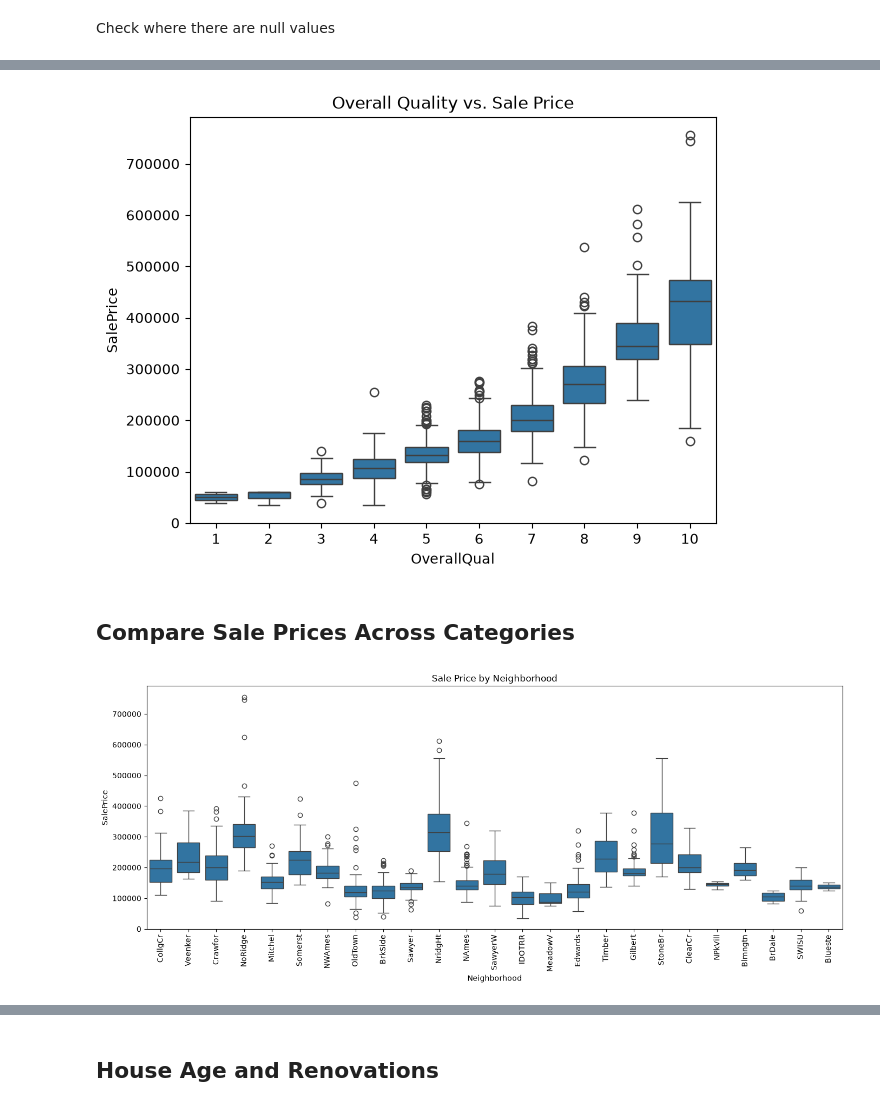
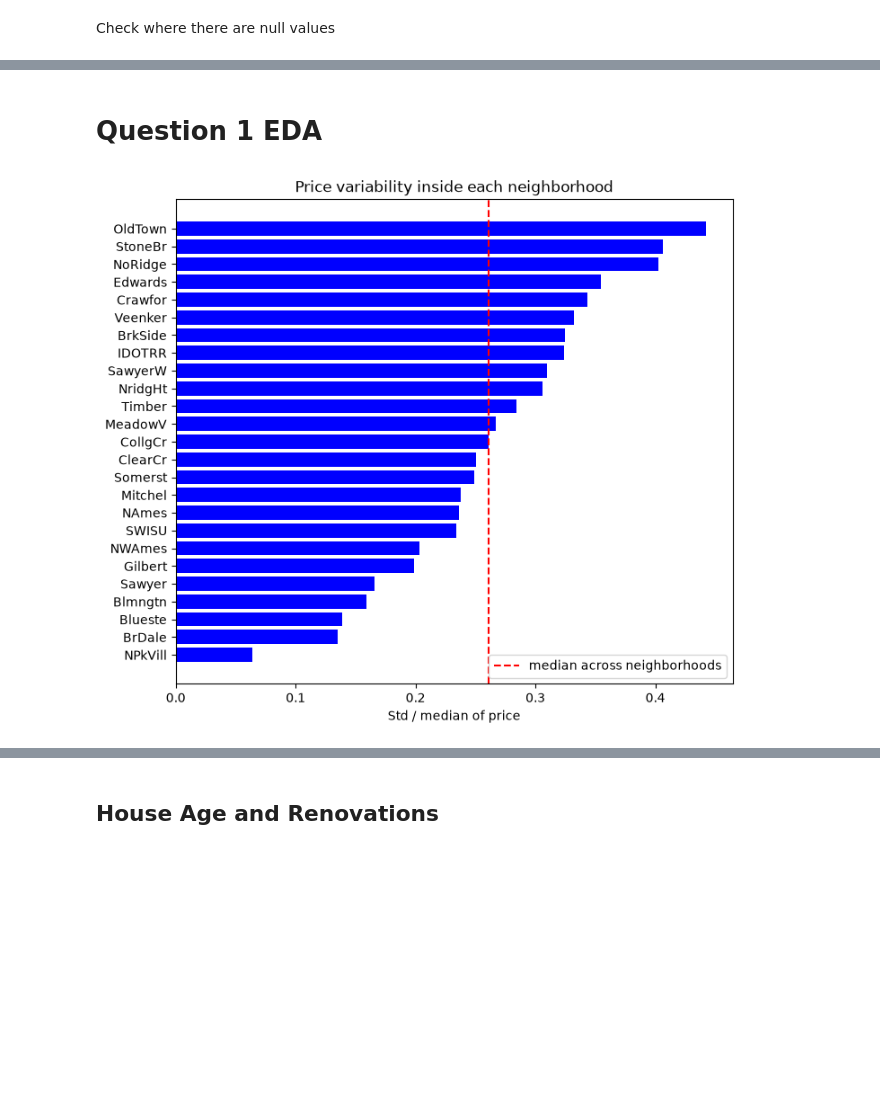
Before and after one commit to Kbeaty26/DS701-Midterm-Project, a Jupyter notebook: scripts/eda.ipynb, the cells around one changed output, grey strips where cells are left out. Drawn from its saved outputs; the diff is of its cells as text; code cells hidden in the pictures; blank space fills up the shorter version.

Commit message:
updated eda to one file, completed k-means for question 2

```diff
--- a/scripts/eda.ipynb
+++ b/scripts/eda.ipynb
@@ -137,22 +77,28 @@ Most houses fell within 100,000 and 250,000.
-# %%
-
-
-sns.boxplot(data=train_data_df, x='OverallQual', y='SalePrice')
-
-plt.tight_layout()
-plt.title("Overall Quality vs. Sale Price")
-plt.show()
-# %% [output]
-[figure, removed]
-# %% [markdown]
-## Compare Sale Prices Across Categories
-# %%
-plt.figure(figsize=(14, 6))
-
-sns.boxplot(data=train_data_df, x='Neighborhood', y='SalePrice')
-plt.xticks(rotation=90)
-plt.title('Sale Price by Neighborhood')
-plt.tight_layout()
-plt.show()
-# %% [output]
-[figure, removed]
+# %% [markdown]
+# Question 1 EDA
+# %%
+df = train_data_df.copy()
+df['TotalSF'] = df['TotalBsmtSF'] + df['1stFlrSF'] + df['2ndFlrSF']
+df['TotalBath'] = df['FullBath'] + 0.5*df['HalfBath'] + df['BsmtFullBath'] + 0.5*df['BsmtHalfBath']
+df['HouseAgeAtSale'] = df['YrSold'] - df['YearBuilt']
+
+# NaN in these text columns means "feature absent"
+txt = df.select_dtypes(exclude=['number', 'category']).columns
+df[txt] = df[txt].fillna('None')
+
+df['QualTier'] = pd.cut(df['OverallQual'], [0,4,6,8,10],
+                        labels=['Low (1-4)','Average (5-6)','Good (7-8)','Excellent (9-10)'])
+df['SizeTier'] = pd.qcut(df['TotalSF'], 3, labels=['Small','Medium','Large'])
+# %%
+nb = df.groupby('Neighborhood')['SalePrice'].agg(['median','std','count'])
+nb['CV'] = nb['std'] / nb['median']
+nb = nb.sort_values('CV')
+
+plt.figure(figsize=(8,7))
+plt.barh(nb.index, nb['CV'], color='blue')
+plt.axvline(nb['CV'].median(), color='red', ls='--', label='median across neighborhoods')
+plt.xlabel('Std / median of price'); plt.legend()
+plt.title('Price variability inside each neighborhood')
+plt.show()
+# %% [output]
+[figure, added]
```
Also changed, not shown: parts of 42 cells of this notebook, 3 other files.
